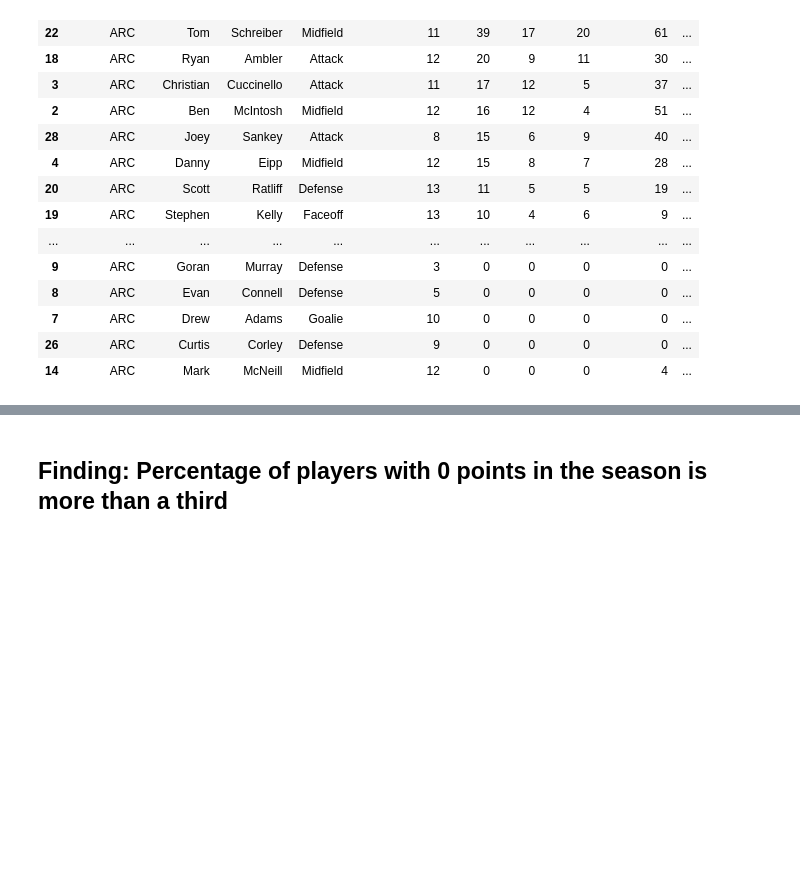
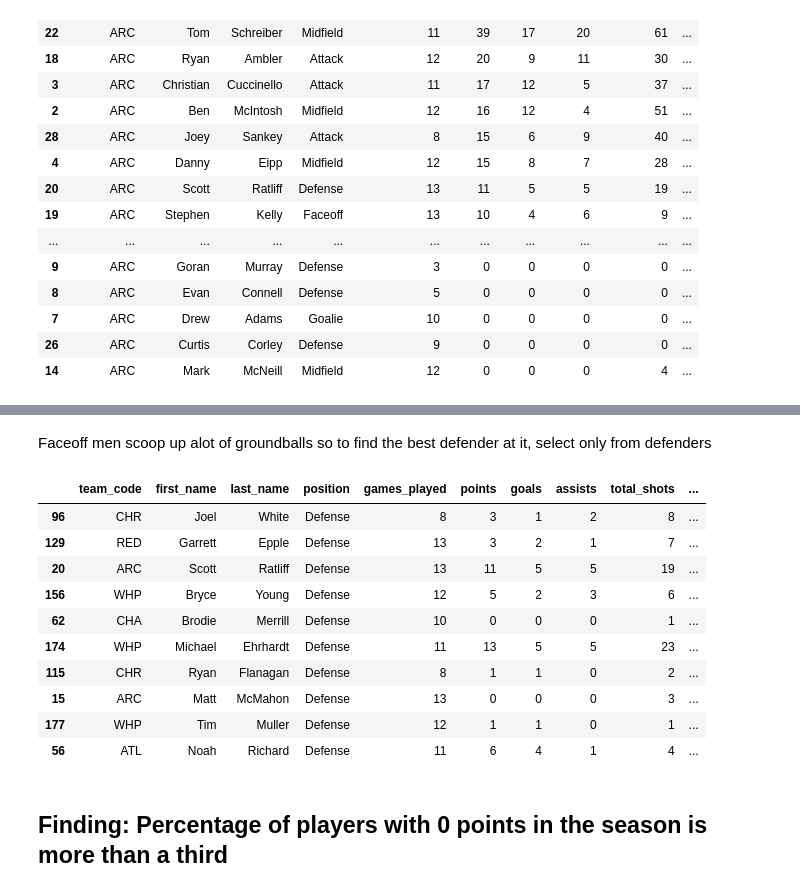
Before and after one commit to bencolville/PLL-Season1-Analysis, a Jupyter notebook: Player_Analysis.ipynb, the cells around one changed output, grey strips where cells are left out. Drawn from its saved outputs; the diff is of its cells as text; code cells hidden in the pictures; blank space fills up the shorter version.

```diff
--- a/Player_Analysis.ipynb
+++ b/Player_Analysis.ipynb
@@ -124,0 +142,17 @@ dfST.sort_values(by="goals_per_game", ascending=False).head(10)
+# %% [markdown]
+Faceoff men scoop up alot of groundballs so to find the best defender at it, select only from defenders
+# %%
+dfGroundballs = dfST[dfST.position =="Defense"].sort_values(by="groundballs", ascending=False).head(10)
+dfGroundballs
+# %% [output]
+|  | team_code | first_name | last_name | position | games_played | points | goals | assists | total_shots | ... |
+| 96 | CHR | Joel | White | Defense | 8 | 3 | 1 | 2 | 8 | ... |
+| 129 | RED | Garrett | Epple | Defense | 13 | 3 | 2 | 1 | 7 | ... |
+| 20 | ARC | Scott | Ratliff | Defense | 13 | 11 | 5 | 5 | 19 | ... |
+| 156 | WHP | Bryce | Young | Defense | 12 | 5 | 2 | 3 | 6 | ... |
+| 62 | CHA | Brodie | Merrill | Defense | 10 | 0 | 0 | 0 | 1 | ... |
+| 174 | WHP | Michael | Ehrhardt | Defense | 11 | 13 | 5 | 5 | 23 | ... |
+| 115 | CHR | Ryan | Flanagan | Defense | 8 | 1 | 1 | 0 | 2 | ... |
+| 15 | ARC | Matt | McMahon | Defense | 13 | 0 | 0 | 0 | 3 | ... |
+| 177 | WHP | Tim | Muller | Defense | 12 | 1 | 1 | 0 | 1 | ... |
+| 56 | ATL | Noah | Richard | Defense | 11 | 6 | 4 | 1 | 4 | ... |
```
Also changed, not shown: parts of 6 cells of this notebook, 2 other files.
